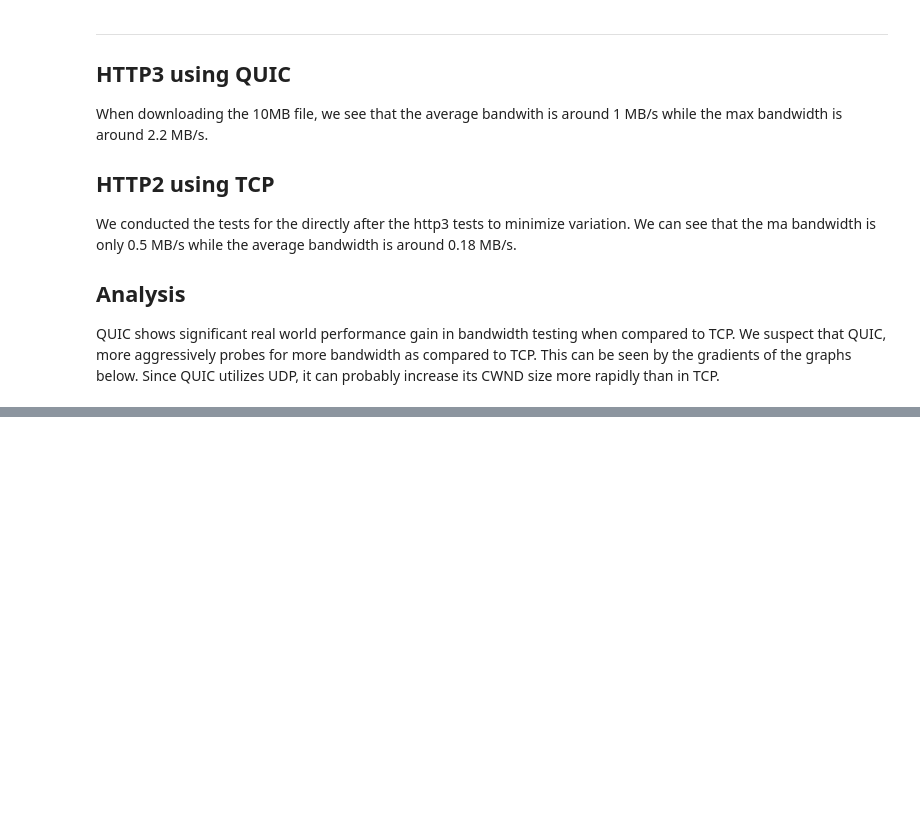
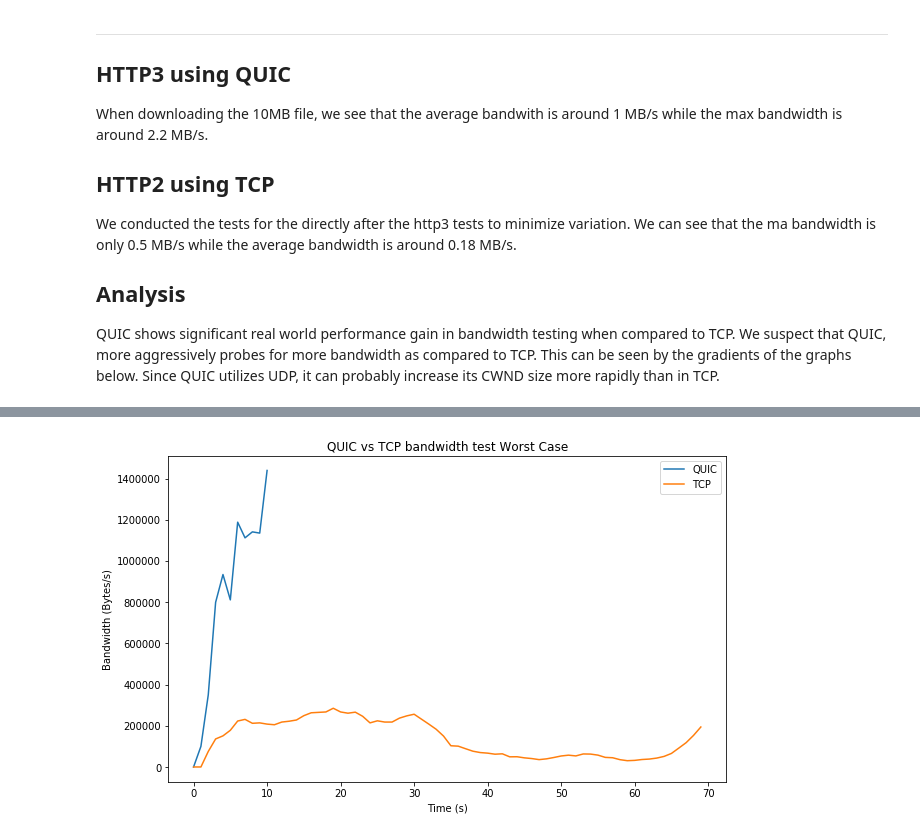
Before and after one commit to Dominic-C/50012-networks-project, a Jupyter notebook: bandwidth_testing/bandwidth testing.ipynb, the cells around one changed output, grey strips where cells are left out. Cells and saved outputs as stored; diff of their text form; code cells hidden in the pictures; blank space fills up the shorter version.

```diff
--- a/bandwidth_testing/bandwidth testing.ipynb
+++ b/bandwidth_testing/bandwidth testing.ipynb
@@ -140,0 +176,14 @@ for i in range(5):
+# %%
+time1, byte_array1, ave_bw1, max_bw1 = get_bandwidth(f"http3_logs/http3_8.log")
+time2, byte_array2, ave_bw2, max_bw2 = get_bandwidth(f"http2_logs/http2_10.log")
+plt.figure(figsize=[10,6])
+plt.plot(time1, byte_array1, label="QUIC")
+plt.plot(time2, byte_array2, label="TCP")
+plt.title(f"QUIC vs TCP bandwidth test Worst Case")
+plt.xlabel("Time (s)")
+plt.ylabel("Bandwidth (Bytes/s)")
+plt.legend()
+plt.savefig("QUIC vs TCP average.png")
+plt.show()
+# %% [output]
+[figure, added]
```
Also changed, not shown: parts of 6 cells of this notebook, 22 other files.
